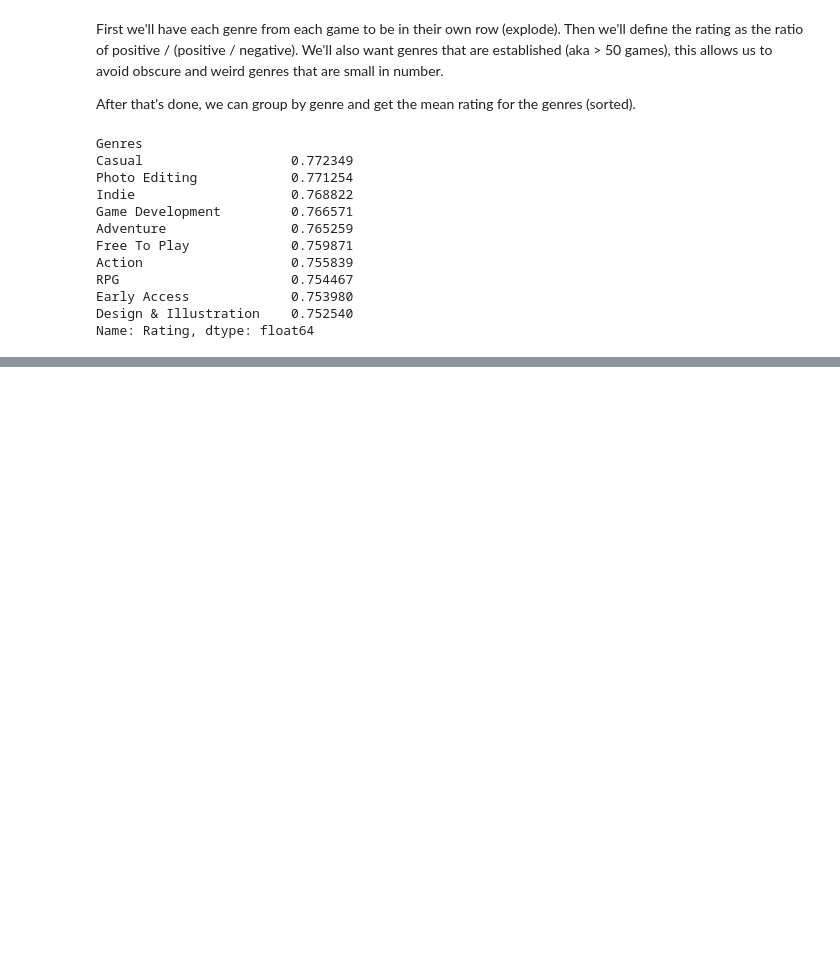
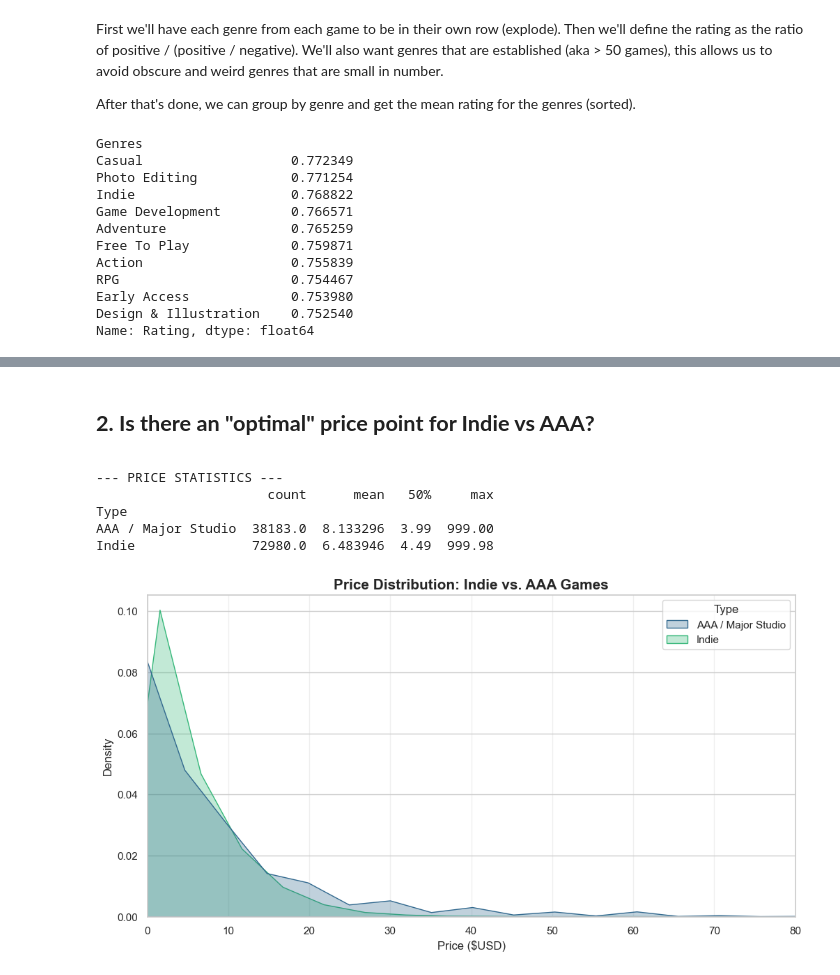
Before and after one commit to frzatla/steam-games-analysis, a Jupyter notebook: notebooks/exploratory_analysis.ipynb, the cells around one changed output, grey strips where cells are left out. Cells and saved outputs as stored; diff of their text form; code cells hidden in the pictures; blank space fills up the shorter version.

```diff
--- a/notebooks/exploratory_analysis.ipynb
+++ b/notebooks/exploratory_analysis.ipynb
@@ -692,0 +744,40 @@ plt.show()
+# %% [markdown]
+**<h2> 2. Is there an "optimal" price point for Indie vs AAA?</h2>**
+# %%
+# If the genre list contains 'Indie', we classify it as Indie.
+# If not, we assume it's a Major Studio/Publisher (AAA).
+def classify_game(genres):
+    if isinstance(genres, str) and 'Indie' in genres:
+        return 'Indie'
+    else:
+        return 'AAA / Major Studio'
+
+# Create new column 'Type'.
+steam_games['Type'] = steam_games['Genres'].apply(classify_game)
+
+# Create a temporary dataframe of ONLY paid games
+# This removes the massive spike at $0 so we can see the price tiers better
+paid_games = steam_games[steam_games['Price'] > 0]
+
+# Stats to back up the graph with numbers
+print("--- PRICE STATISTICS ---")
+print(steam_games.groupby('Type')['Price'].describe()[['count', 'mean', '50%', 'max']])
+# Note: '50%' is the Median price.
+plt.figure(figsize=(12, 6))
+
+sns.kdeplot(data = steam_games, x = 'Price', hue = 'Type', fill = True, common_norm = False, palette = 'viridis',
+alpha = 0.3)
+
+plt.title('Price Distribution: Indie vs. AAA Games', fontsize=15, fontweight='bold')
+plt.xlabel('Price ($USD)', fontsize = 12)
+plt.xlim(0, 80) # Cut off the graph at $80 so outliers ($200 software) don't squash the view.
+plt.grid(axis = 'x', alpha = 0.3)
+
+plt.show()
+# %% [output]
+--- PRICE STATISTICS ---
+                      count      mean   50%     max
+Type
+AAA / Major Studio  38183.0  8.133296  3.99  999.00
+Indie               72980.0  6.483946  4.49  999.98
+[figure, added]
```
Also changed, not shown: parts of 5 cells of this notebook.
